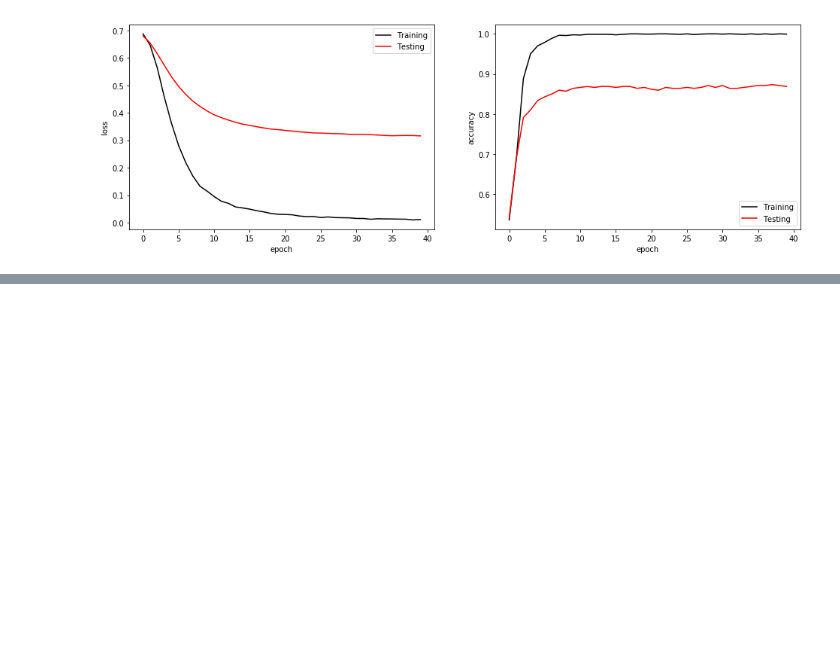
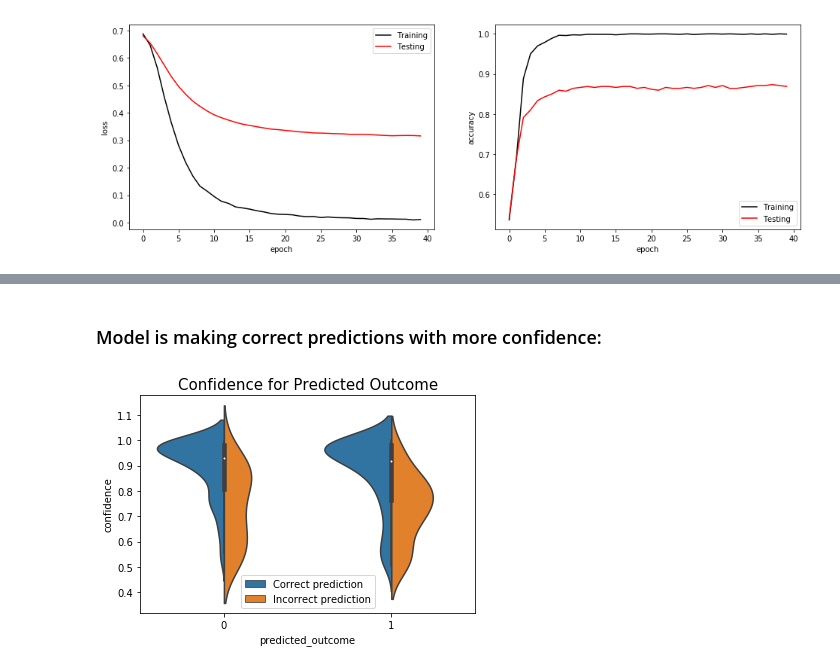
Before and after one commit to gabaslava/imdb, a Jupyter notebook: 22_Part_II_text_analysis.ipynb, the cells around one changed output, grey strips where cells are left out. Saved outputs shown, nothing was run; the diff lists cells and outputs as text; code cells hidden in the pictures; blank space fills up the shorter version.

```diff
--- a/22_Part_II_text_analysis.ipynb
+++ b/22_Part_II_text_analysis.ipynb
@@ -656,0 +675,24 @@ ax2.legend();
+# %% [markdown]
+### Model is making correct predictions with more confidence:
+# %%
+import seaborn as sns
+#function extracting predicted outcome and the confidence from softmax
+def pred_confidence(y_predicted, y_test):
+    real = np.argmax(y_test, axis=1)
+    pred = np.argmax(y_predicted, axis=1)
+    prob = np.max(y_predicted, axis=1)
+    accuracy=[]
+    for i in range(len(real)):
+        if real[i]==pred[i]:
+            accuracy.append('Correct prediction')
+        else:
+            accuracy.append('Incorrect prediction')
+    return pd.DataFrame({'predicted_outcome': pred, 'confidence': prob, 'accurate':accuracy})
+
+confid = pred_confidence(predictions, Y_test_neur)
+
+p=sns.violinplot('predicted_outcome', 'confidence', data=confid, hue='accurate', split=True)
+p.legend(loc='lower center')
+plt.title('Confidence for Predicted Outcome', size=15);
+# %% [output]
+[figure, added]
```
Also changed, not shown: parts of 3 cells of this notebook.
